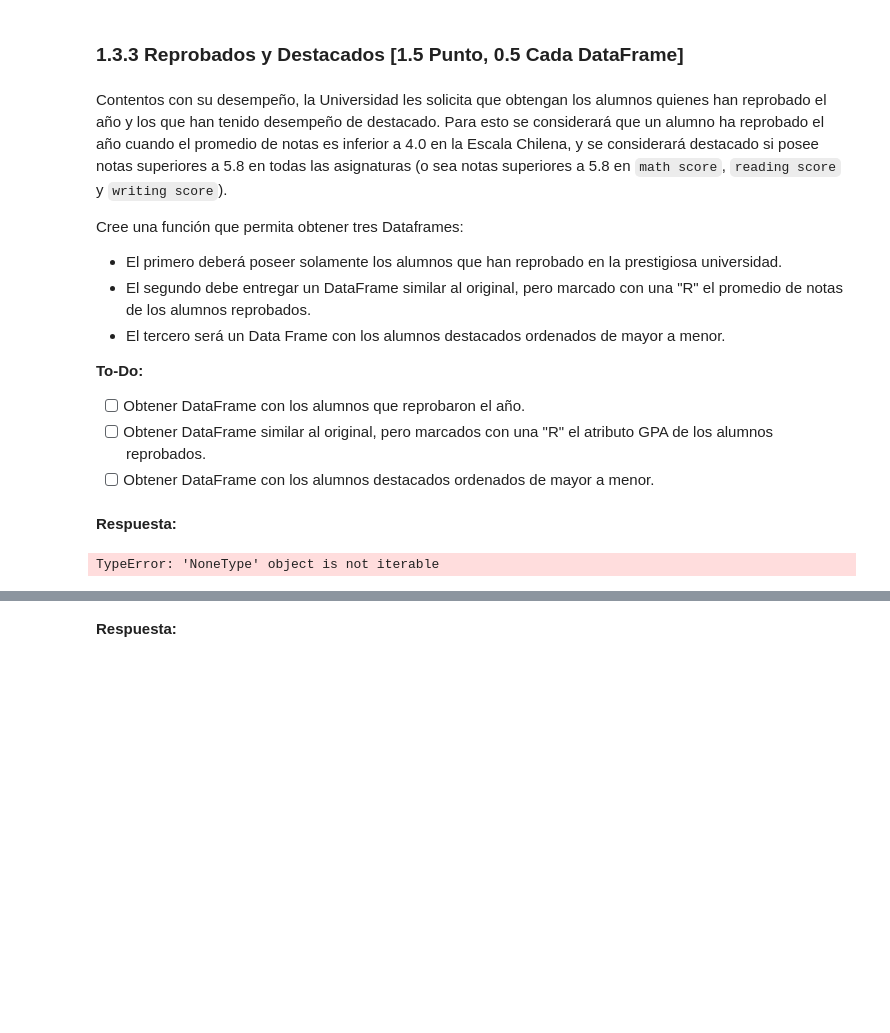
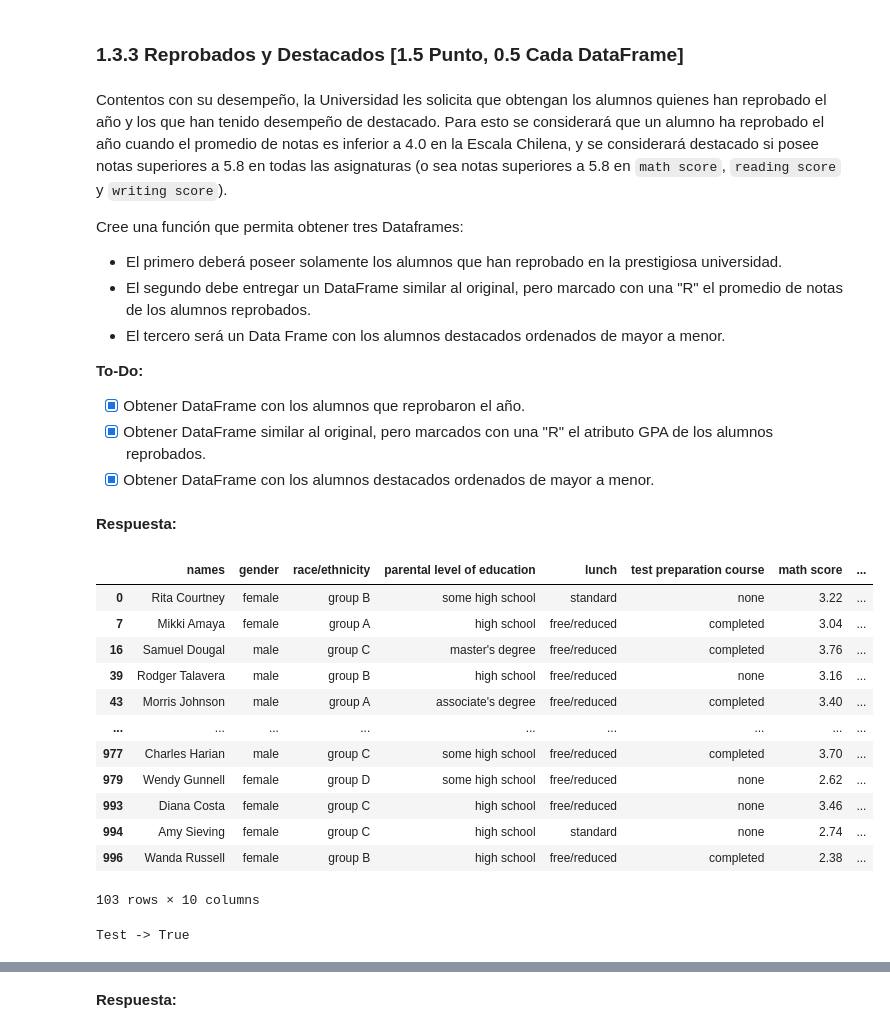
Before and after one commit to jignaciocastro8/lab-ciencia-datos, a Jupyter notebook: lab3/Laboratorio3_enunciado.ipynb, the cells around one changed output, grey strips where cells are left out. Saved outputs shown, nothing was run; the diff lists cells and outputs as text; code cells hidden in the pictures; blank space fills up the shorter version.

```diff
--- a/lab3/Laboratorio3_enunciado.ipynb
+++ b/lab3/Laboratorio3_enunciado.ipynb
@@ -421,11 +447,14 @@ Utilizando la ecuación entregada, cree una función que le permita pasar a la e
 **Respuesta:**
 # %%
 def nota_chilena(dataframe_in, columna):
-  """[summary]
+  """Transform scores to 1 to 7 scale.
 
   Args:
-      dataframe_in ([type]): [description]
-      columna ([type]): [description]
+      dataframe_in (pd.DataFrame): DataFrame with numerical columns:
+      ["math score", "reading score", "writing score"]
+      columna (str or str[]): Column to apply the scale transformation.
+  Return:
+      out (pd.DataFrame).
   """
   out = dataframe_in
   out[columna] = (out[columna] * 0.06 + 1).round(decimals=2)
@@ -485,8 +508,8 @@ Cree una función que permita obtener tres Dataframes:
 
 **To-Do:**
 
-- [ ] Obtener DataFrame con los alumnos que reprobaron el año.
-- [ ] Obtener DataFrame similar al original, pero marcados con una "R" el atributo GPA de los alumnos reprobados.
-- [ ] Obtener DataFrame con los alumnos destacados ordenados de mayor a menor.
+- [X] Obtener DataFrame con los alumnos que reprobaron el año.
+- [X] Obtener DataFrame similar al original, pero marcados con una "R" el atributo GPA de los alumnos reprobados.
+- [X] Obtener DataFrame con los alumnos destacados ordenados de mayor a menor.
 # %% [markdown]
 **Respuesta:**
@@ -496,5 +545,21 @@ def reprobados_destacados(dataframe_in):
 # %%
 dataframe1, dataframe2, dataframe3 = reprobados_destacados(df_grades)
-dataframe1
+display(dataframe1)
+
+# Mini test:
+print("Test ->", dataframe1.equals(dataframe1[dataframe1["GPA"] < 4]))
 # %% [output]
+|  | names | gender | race/ethnicity | parental level of education | lunch | test preparation course | math score | ... |
+| 0 | Rita Courtney | female | group B | some high school | standard | none | 3.22 | ... |
+| 7 | Mikki Amaya | female | group A | high school | free/reduced | completed | 3.04 | ... |
+| 16 | Samuel Dougal | male | group C | master's degree | free/reduced | completed | 3.76 | ... |
+| 39 | Rodger Talavera | male | group B | high school | free/reduced | none | 3.16 | ... |
+| 43 | Morris Johnson | male | group A | associate's degree | free/reduced | completed | 3.40 | ... |
+| ... | ... | ... | ... | ... | ... | ... | ... | ... |
+| 977 | Charles Harian | male | group C | some high school | free/reduced | completed | 3.70 | ... |
+| 979 | Wendy Gunnell | female | group D | some high school | free/reduced | none | 2.62 | ... |
+| 993 | Diana Costa | female | group C | high school | free/reduced | none | 3.46 | ... |
+| 994 | Amy Sieving | female | group C | high school | standard | none | 2.74 | ... |
+| 996 | Wanda Russell | female | group B | high school | free/reduced | completed | 2.38 | ... |
-TypeError: 'NoneType' object is not iterable
+103 rows × 10 columns
+Test -> True
```
Also changed, not shown: parts of 21 cells of this notebook, 1 other file.
